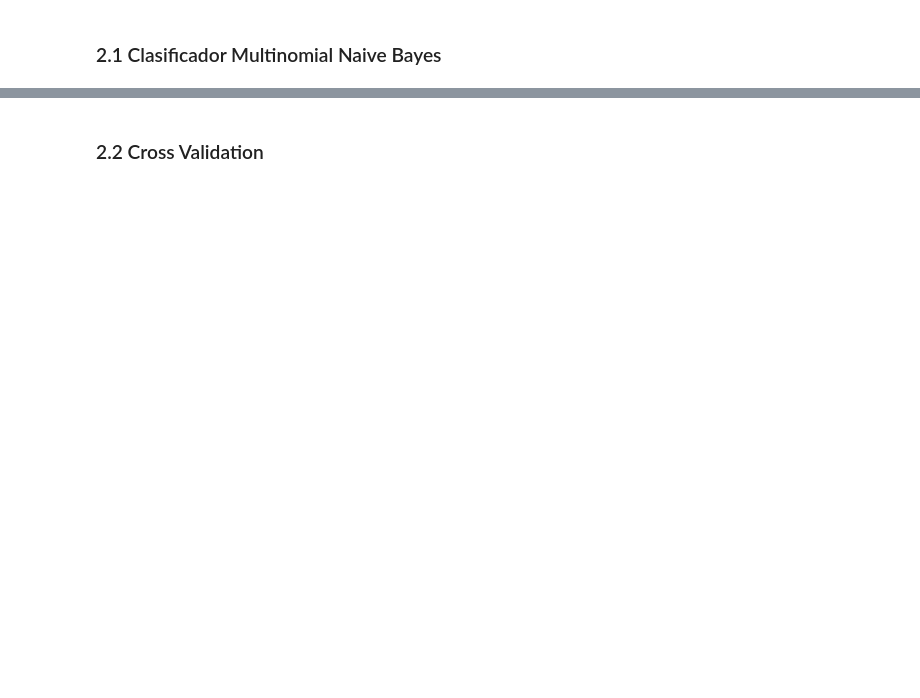
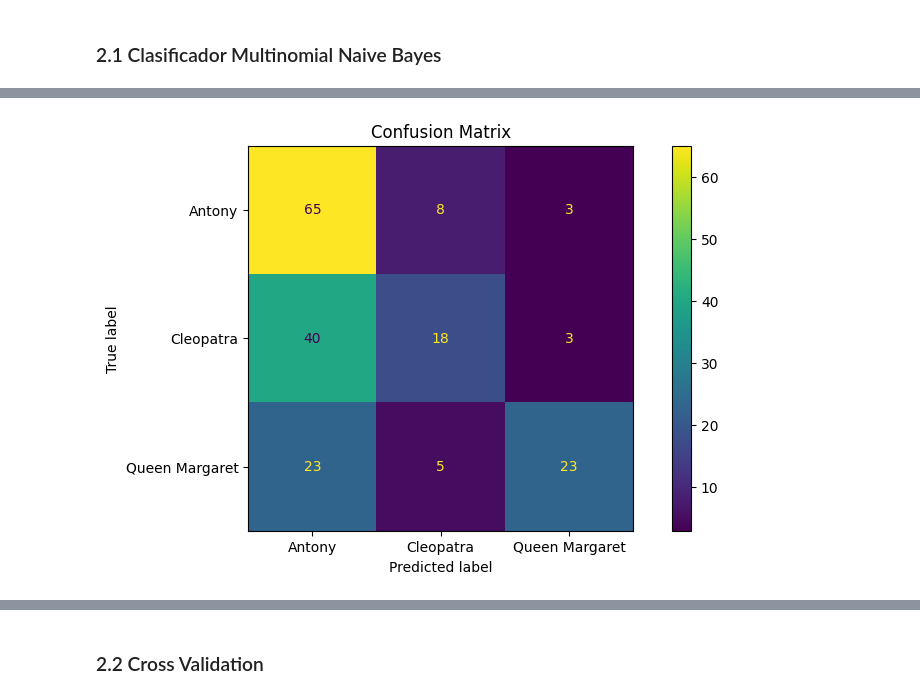
Before and after one commit to efviodo/mcdaa-intro-cd, a Jupyter notebook: Tarea2/laboratorio_2.ipynb, the cells around one changed output, grey strips where cells are left out. Cells and saved outputs as stored; diff of their text form; code cells hidden in the pictures; blank space fills up the shorter version.

```diff
--- a/Tarea2/laboratorio_2.ipynb
+++ b/Tarea2/laboratorio_2.ipynb
@@ -1020,0 +1057,12 @@ ToDo
+# %%
+count_vect = CountVectorizer(stop_words=stopwords_list, ngram_range=(1,1))
+X_train_counts = count_vect.fit_transform(X_train)
+# %%
+tf_idf = TfidfTransformer(use_idf=False)
+X_train_tf = tf_idf.fit_transform(X_train_counts)
+# %%
+bayes_clf = MultinomialNB().fit(X_train_tf, y_train)
+
+# Ver las primeras 10 predicciones de train
+y_pred_train = bayes_clf.predict(X_train_tf)
+y_pred_train[:10]
@@ -1020,0 +1082,7 @@ ToDo
+# %%
+X_test_counts = count_vect.transform(X_test)
+X_test_tfidf = tf_idf.transform(X_test_counts)
+y_test_pred =  bayes_clf.predict(X_test_tfidf)
+
+
+print(classification_report(y_test, y_test_pred))
@@ -1020,0 +1103,10 @@ ToDo
+# %%
+fig, ax = plt.subplots(figsize=(10, 5))
+ConfusionMatrixDisplay.from_predictions(y_test, y_test_pred, ax=ax)
+ax.xaxis.set_ticklabels(characters)
+ax.yaxis.set_ticklabels(characters)
+_ = ax.set_title(
+    f"Confusion Matrix"
+)
+# %% [output]
+[figure, added]
```
Also changed, not shown: parts of 33 cells of this notebook, 1 other file.
